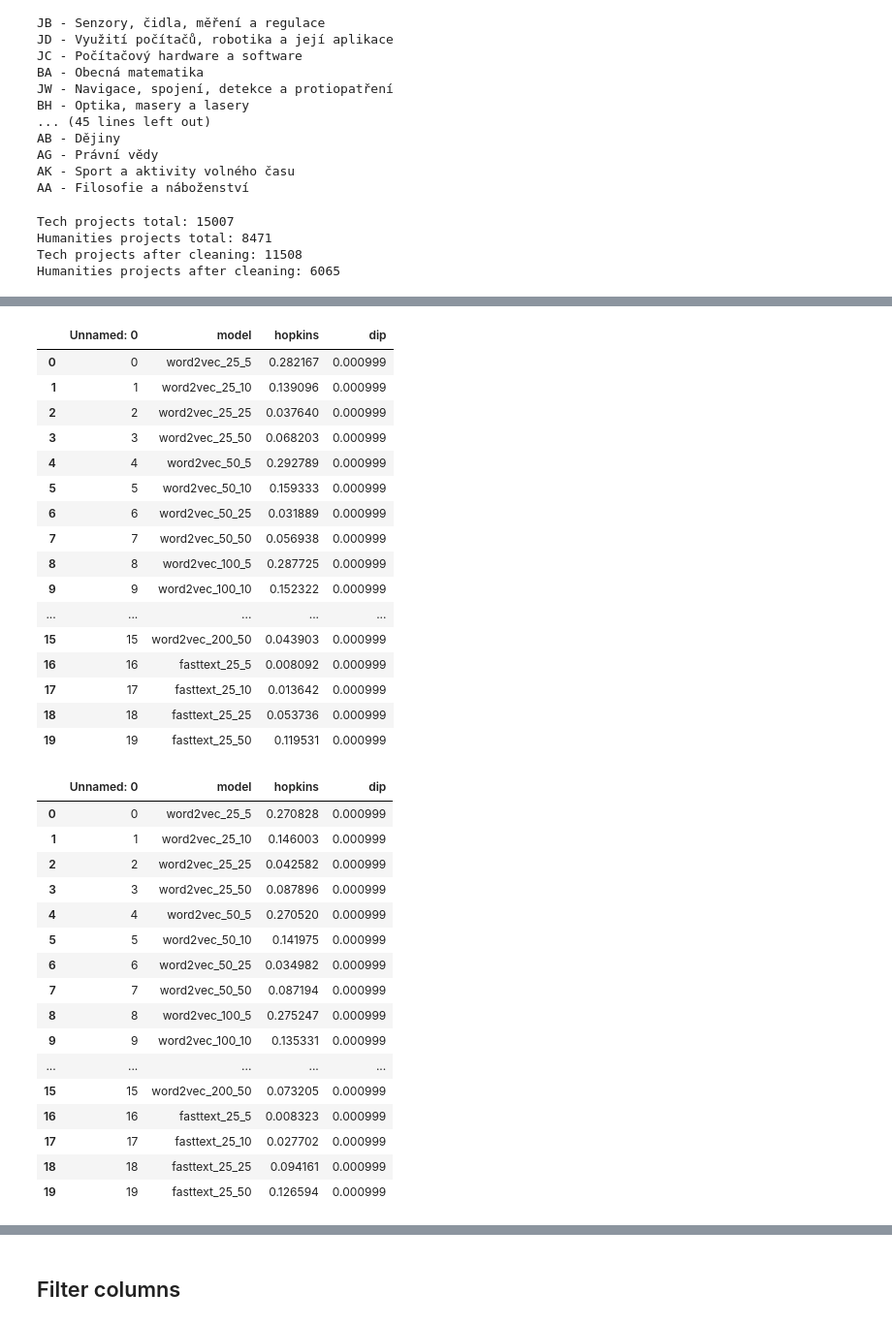
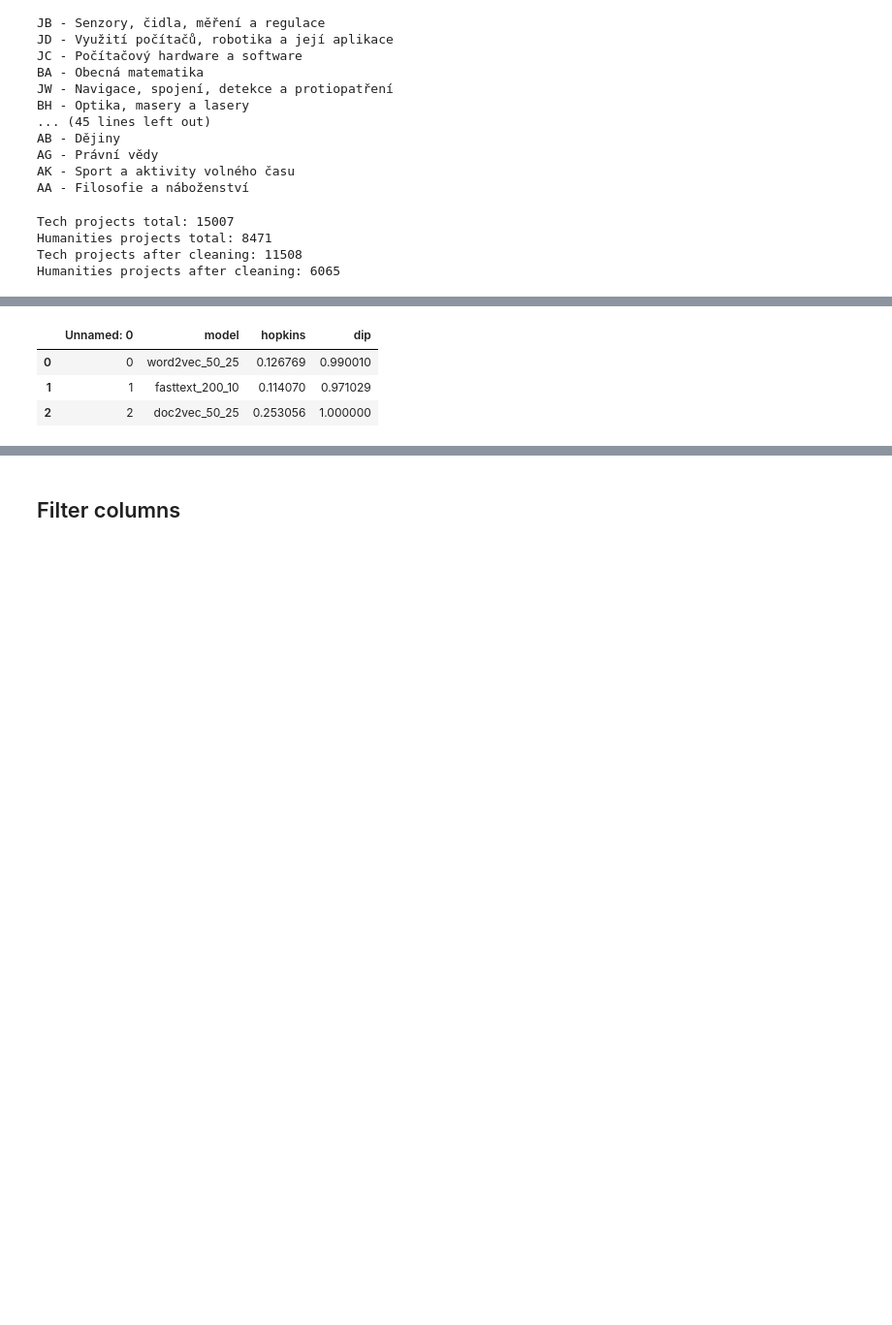
Before and after one commit to Fassty/mff, a Jupyter notebook: bachelor_thesis/notebooks/[Experiment] Vectorization.ipynb, the cells around one changed output, grey strips where cells are left out. Shown at 97% size. Saved outputs shown, nothing was run; the diff lists cells and outputs as text; code cells hidden in the pictures; blank space fills up the shorter version.

```diff
--- a/bachelor_thesis/notebooks/[Experiment] Vectorization.ipynb
+++ b/bachelor_thesis/notebooks/[Experiment] Vectorization.ipynb
@@ -530,46 +504,13 @@ df.sort_values(by=['hopkins', 'dip'])
 # %%
-hum_r = 'saved_models/tf_w2v_d2v_ft,kwords,lemma_stopwords,hum/hopkins.csv'
-tech_r = 'saved_models/tf_w2v_d2v_ft,kwords,lemma_stopwords,tech/hopkins.csv'
+hum_r = 'saved_models/tf_w2v_d2v_ft,kwords,lemma_stopwords/hopkins.csv'
 
 hum_df = pd.read_csv(hum_r)
-tech_df = pd.read_csv(tech_r)
 display(hum_df.head(20))
-display(tech_df.head(20))
 # %% [output]
 |  | Unnamed: 0 | model | hopkins | dip |
-| 0 | 0 | word2vec_25_5 | 0.282167 | 0.000999 |
-| 1 | 1 | word2vec_25_10 | 0.139096 | 0.000999 |
-| 2 | 2 | word2vec_25_25 | 0.037640 | 0.000999 |
-| 3 | 3 | word2vec_25_50 | 0.068203 | 0.000999 |
-| 4 | 4 | word2vec_50_5 | 0.292789 | 0.000999 |
-| 5 | 5 | word2vec_50_10 | 0.159333 | 0.000999 |
-| 6 | 6 | word2vec_50_25 | 0.031889 | 0.000999 |
-| 7 | 7 | word2vec_50_50 | 0.056938 | 0.000999 |
-| 8 | 8 | word2vec_100_5 | 0.287725 | 0.000999 |
-| 9 | 9 | word2vec_100_10 | 0.152322 | 0.000999 |
-| ... | ... | ... | ... | ... |
-| 15 | 15 | word2vec_200_50 | 0.043903 | 0.000999 |
-| 16 | 16 | fasttext_25_5 | 0.008092 | 0.000999 |
-| 17 | 17 | fasttext_25_10 | 0.013642 | 0.000999 |
-| 18 | 18 | fasttext_25_25 | 0.053736 | 0.000999 |
-| 19 | 19 | fasttext_25_50 | 0.119531 | 0.000999 |
+| 0 | 0 | word2vec_50_25 | 0.126769 | 0.990010 |
+| 1 | 1 | fasttext_200_10 | 0.114070 | 0.971029 |
+| 2 | 2 | doc2vec_50_25 | 0.253056 | 1.000000 |
-|  | Unnamed: 0 | model | hopkins | dip |
-| 0 | 0 | word2vec_25_5 | 0.270828 | 0.000999 |
-| 1 | 1 | word2vec_25_10 | 0.146003 | 0.000999 |
-| 2 | 2 | word2vec_25_25 | 0.042582 | 0.000999 |
-| 3 | 3 | word2vec_25_50 | 0.087896 | 0.000999 |
-| 4 | 4 | word2vec_50_5 | 0.270520 | 0.000999 |
-| 5 | 5 | word2vec_50_10 | 0.141975 | 0.000999 |
-| 6 | 6 | word2vec_50_25 | 0.034982 | 0.000999 |
-| 7 | 7 | word2vec_50_50 | 0.087194 | 0.000999 |
-| 8 | 8 | word2vec_100_5 | 0.275247 | 0.000999 |
-| 9 | 9 | word2vec_100_10 | 0.135331 | 0.000999 |
-| ... | ... | ... | ... | ... |
-| 15 | 15 | word2vec_200_50 | 0.073205 | 0.000999 |
-| 16 | 16 | fasttext_25_5 | 0.008323 | 0.000999 |
-| 17 | 17 | fasttext_25_10 | 0.027702 | 0.000999 |
-| 18 | 18 | fasttext_25_25 | 0.094161 | 0.000999 |
-| 19 | 19 | fasttext_25_50 | 0.126594 | 0.000999 |
 # %%
 display(hum_df.sort_values(by='hopkins').head(30))
 #display(tech_df.sort_values(by='hopkins').head(20))
```
Also changed, not shown: parts of 11 cells of this notebook, 4 other files.
